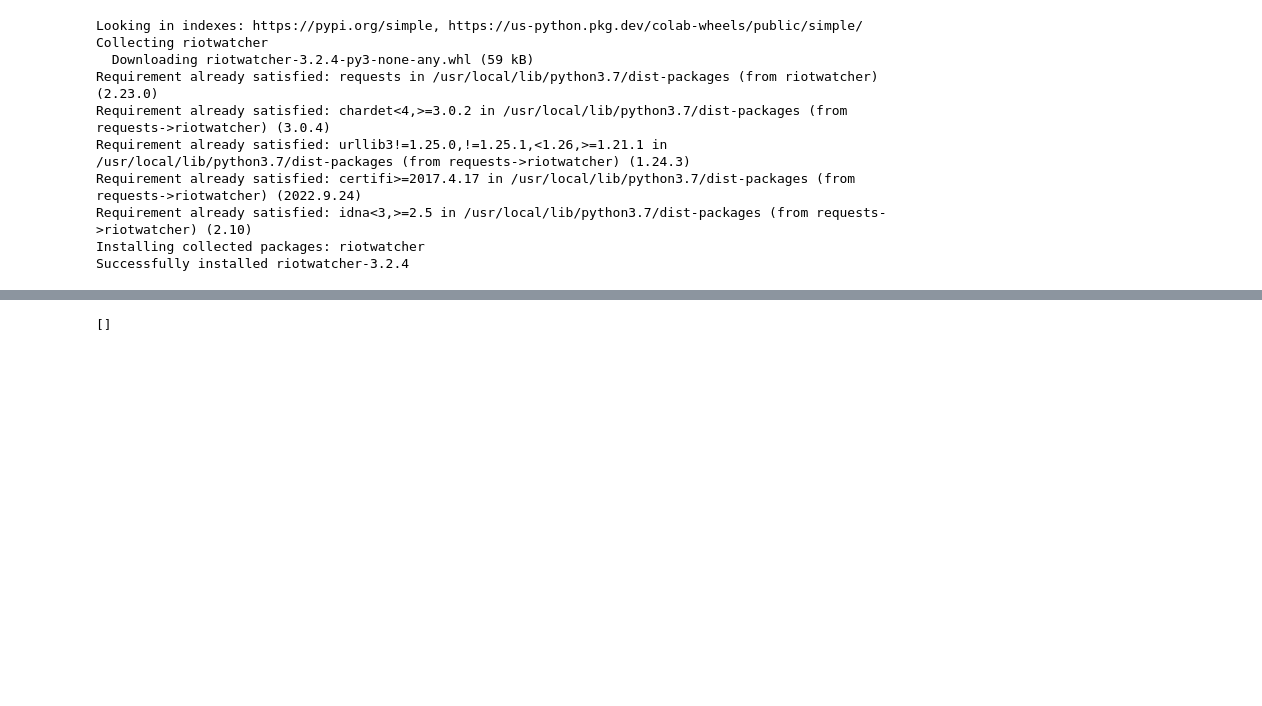
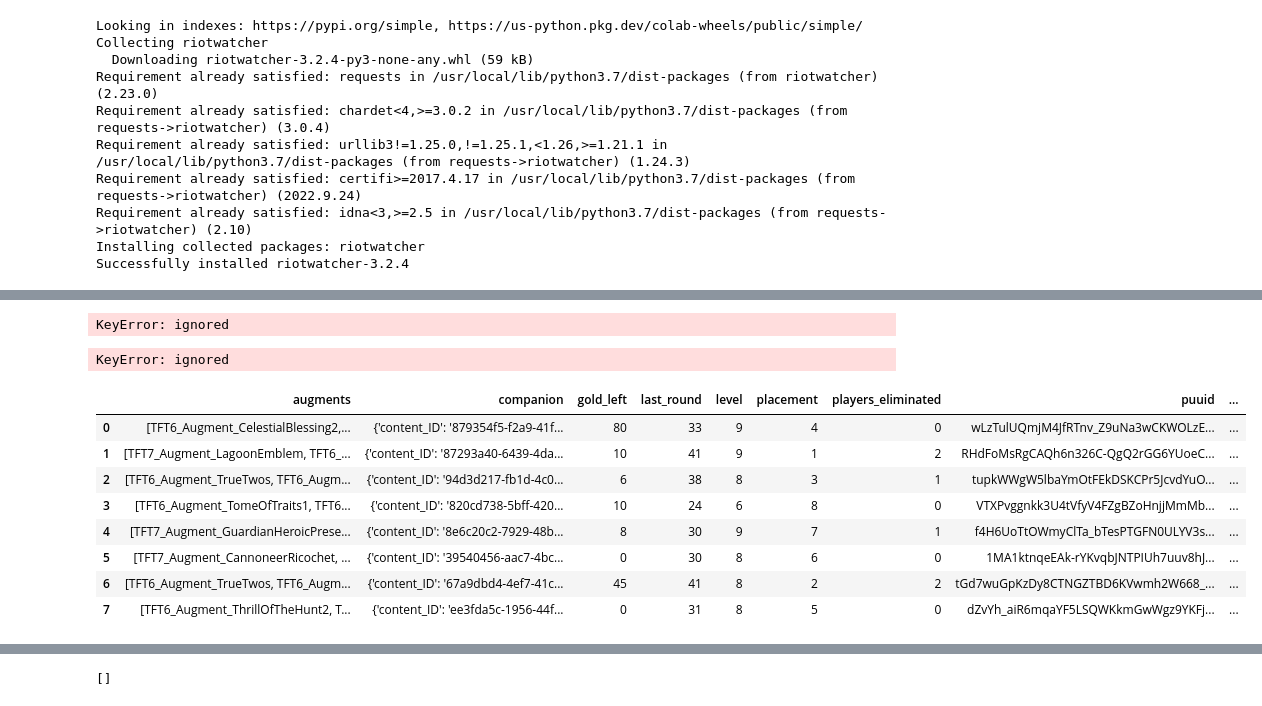
Before and after one commit to ysooch0819/Codestates-AIB-projects, a Jupyter notebook: Section2_project준비.ipynb, the cells around one changed output, grey strips where cells are left out. Saved outputs shown, nothing was run; the diff lists cells and outputs as text; code cells hidden in the pictures; blank space fills up the shorter version.

```diff
--- a/Section2_project준비.ipynb
+++ b/Section2_project준비.ipynb
@@ -30,0 +40,3 @@ api_key = 'RGAPI-1e09a2bc-eb83-4179-ab08-7dc3877a554f'
+# %%
+r = requests.get(summoner_api, headers=request_header)
+pd.DataFrame(r.json(), index=[0]).T
@@ -30,0 +52,15 @@ api_key = 'RGAPI-1e09a2bc-eb83-4179-ab08-7dc3877a554f'
+# %%
+puuid = r.json()['puuid']
+
+request_header = {
+    "User-Agent": "Mozilla/5.0 (Windows NT 10.0; Win64; x64) AppleWebKit/537.36 (KHTML, like Gecko) Chrome/107.0.0.0 Safari/537.36",
+    "Accept-Language": "ko-KR,ko;q=0.9,en-US;q=0.8,en;q=0.7",
+    "Accept-Charset": "application/x-www-form-urlencoded; charset=UTF-8",
+    "Origin": "https://developer.riotgames.com"
+}
+
+match_url = 'https://asia.api.riotgames.com/tft/match/v1/matches/by-puuid/'\
+    +puuid+'/ids?start=0&count=30&api_key='+api_key
+
+r = requests.get(match_url, headers=request_header)
+r.json()
@@ -30,0 +85,33 @@ api_key = 'RGAPI-1e09a2bc-eb83-4179-ab08-7dc3877a554f'
+# %%
+game_id=r.json()[0] # 최근 30게임 중 가장 최근 1게임
+
+request_header = {
+    "User-Agent": "Mozilla/5.0 (Windows NT 10.0; Win64; x64) AppleWebKit/537.36 (KHTML, like Gecko) Chrome/107.0.0.0 Safari/537.36",
+    "Accept-Language": "ko-KR,ko;q=0.9,en-US;q=0.8,en;q=0.7",
+    "Accept-Charset": "application/x-www-form-urlencoded; charset=UTF-8",
+    "Origin": "https://developer.riotgames.com"
+}
+
+match_url = 'https://asia.api.riotgames.com/tft/match/v1/matches/' + game_id + '?api_key='+api_key
+
+r = requests.get(match_url, headers=request_header)
+df= pd.DataFrame(r.json())
+df
+# %% [output]
+KeyError: ignored
+# %%
+df = pd.DataFrame(df['info']['participants'])
+# %% [output]
+KeyError: ignored
+# %%
+df
+# %% [output]
+|  | augments | companion | gold_left | last_round | level | placement | players_eliminated | puuid | ... |
+| 0 | [TFT6_Augment_CelestialBlessing2,... | {'content_ID': '879354f5-f2a9-41f... | 80 | 33 | 9 | 4 | 0 | wLzTulUQmjM4JfRTnv_Z9uNa3wCKWOLzE... | ... |
+| 1 | [TFT7_Augment_LagoonEmblem, TFT6_... | {'content_ID': '87293a40-6439-4da... | 10 | 41 | 9 | 1 | 2 | RHdFoMsRgCAQh6n326C-QgQ2rGG6YUoeC... | ... |
+| 2 | [TFT6_Augment_TrueTwos, TFT6_Augm... | {'content_ID': '94d3d217-fb1d-4c0... | 6 | 38 | 8 | 3 | 1 | tupkWWgW5lbaYmOtFEkDSKCPr5JcvdYuO... | ... |
+| 3 | [TFT6_Augment_TomeOfTraits1, TFT6... | {'content_ID': '820cd738-5bff-420... | 10 | 24 | 6 | 8 | 0 | VTXPvggnkk3U4tVfyV4FZgBZoHnjjMmMb... | ... |
+| 4 | [TFT7_Augment_GuardianHeroicPrese... | {'content_ID': '8e6c20c2-7929-48b... | 8 | 30 | 9 | 7 | 1 | f4H6UoTtOWmyClTa_bTesPTGFN0ULYV3s... | ... |
+| 5 | [TFT7_Augment_CannoneerRicochet, ... | {'content_ID': '39540456-aac7-4bc... | 0 | 30 | 8 | 6 | 0 | 1MA1ktnqeEAk-rYKvqbJNTPIUh7uuv8hJ... | ... |
+| 6 | [TFT6_Augment_TrueTwos, TFT6_Augm... | {'content_ID': '67a9dbd4-4ef7-41c... | 45 | 41 | 8 | 2 | 2 | tGd7wuGpKzDy8CTNGZTBD6KVwmh2W668_... | ... |
+| 7 | [TFT6_Augment_ThrillOfTheHunt2, T... | {'content_ID': 'ee3fda5c-1956-44f... | 0 | 31 | 8 | 5 | 0 | dZvYh_aiR6mqaYF5LSQWKkmGwWgz9YKFj... | ... |
```
Also changed, not shown: parts of 28 cells of this notebook.
